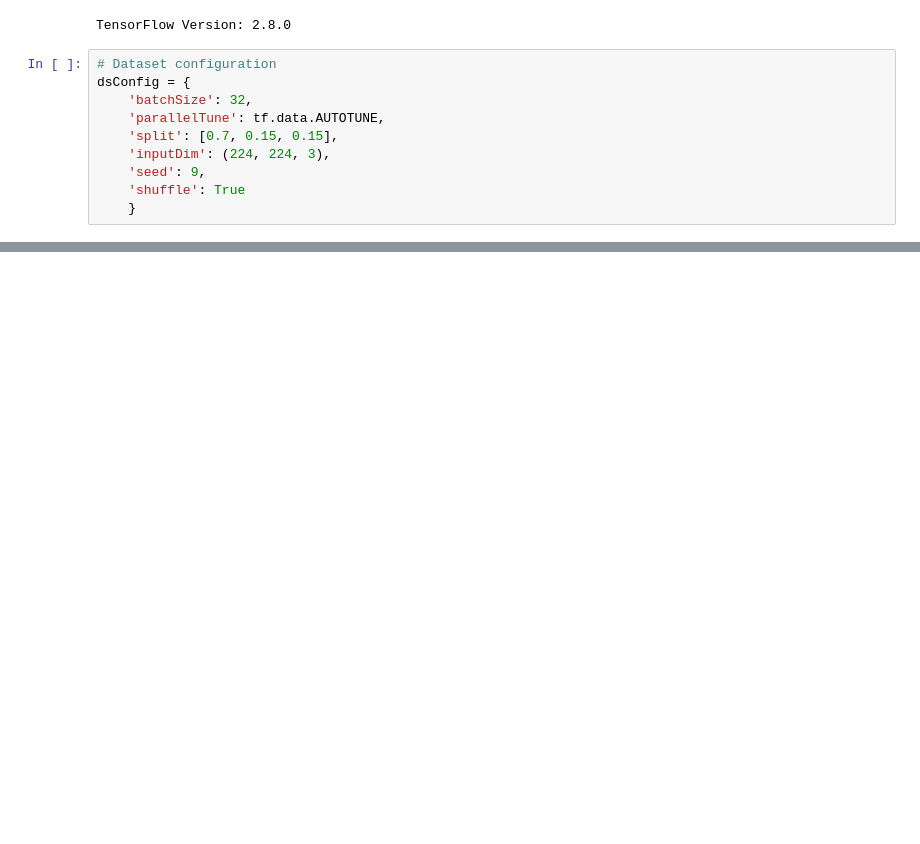
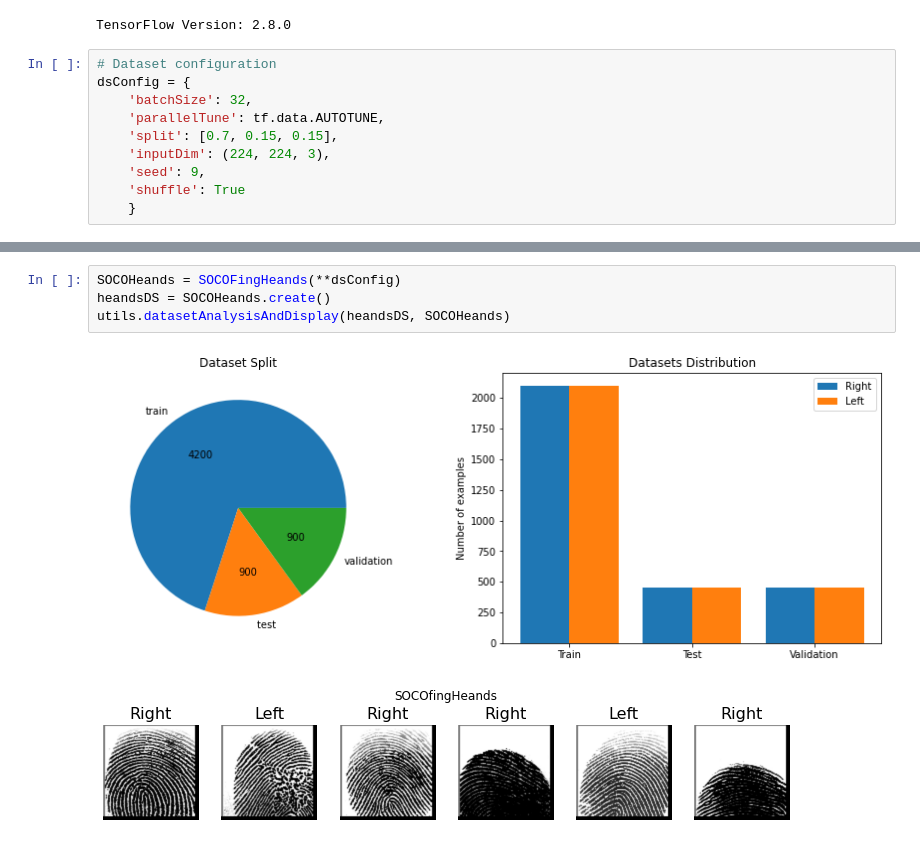
Before and after one commit to KobiAms/FingerprintsDeepLearning, a Jupyter notebook: test_any_datasets.ipynb, the cells around one changed output, grey strips where cells are left out. Cells and saved outputs as stored; diff of their text form; blank space fills up the shorter version.

```diff
--- a/test_any_datasets.ipynb
+++ b/test_any_datasets.ipynb
@@ -56,0 +41,7 @@ nist300asameDB = NIST300asame.create()
+# %%
+SOCOHeands = SOCOFingHeands(**dsConfig)
+heandsDS = SOCOHeands.create()
+utils.datasetAnalysisAndDisplay(heandsDS, SOCOHeands)
+# %% [output]
+[figure, added]
+[figure, added]
```
Also changed, not shown: parts of 15 cells of this notebook, 8 other files.
